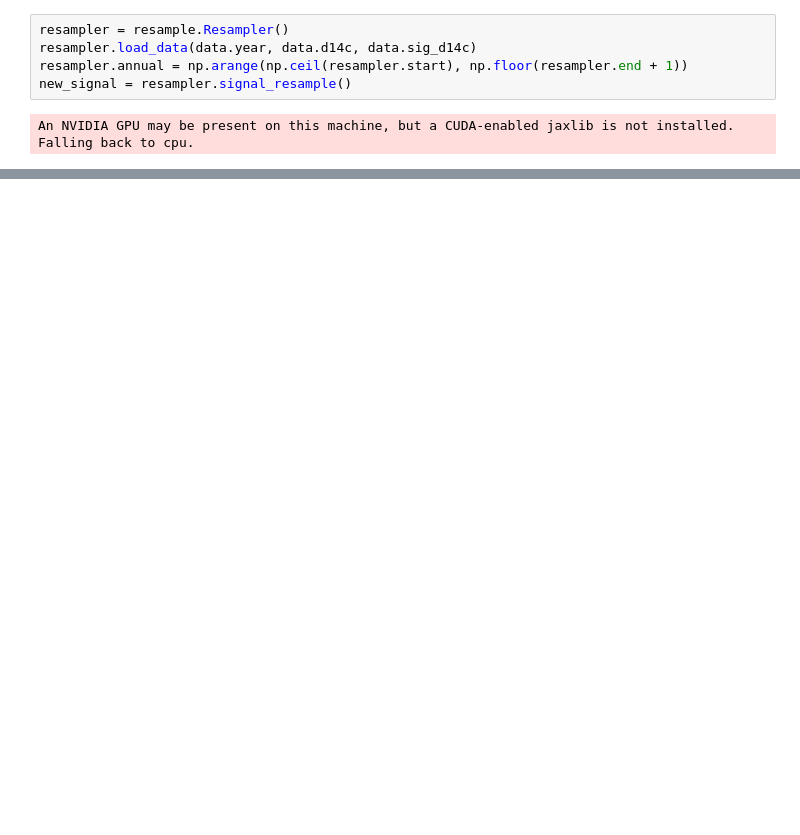
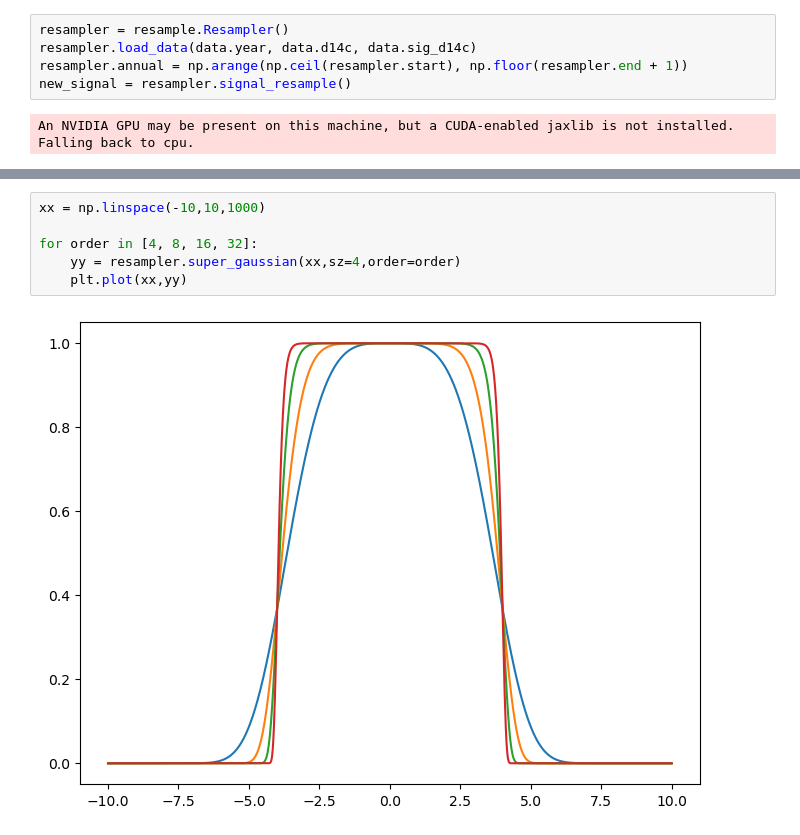
Before and after one commit to eh13913/treering, a Jupyter notebook: notebooks/resampling.ipynb, the cells around one changed output, grey strips where cells are left out. Cells and saved outputs as stored; diff of their text form; blank space fills up the shorter version.

```diff
--- a/notebooks/resampling.ipynb
+++ b/notebooks/resampling.ipynb
@@ -45,3 +32,11 @@ sig = resampler.bandpass_super_gaussian(interpolation, l=1./9.677, sz=0.05, orde
+# %%
+xx = np.linspace(-10,10,1000)
+
+for order in [4, 8, 16, 32]:
+    yy = resampler.super_gaussian(xx,sz=4,order=order)
+    plt.plot(xx,yy)
+# %% [output]
+[figure, added]
 # %%
 fig, axs = plt.subplots(1, figsize=(32, 15), sharex=True)
 axs.plot(resampler.annual, sig, color="g")
```
Also changed, not shown: parts of 5 cells of this notebook, 1 other file.
